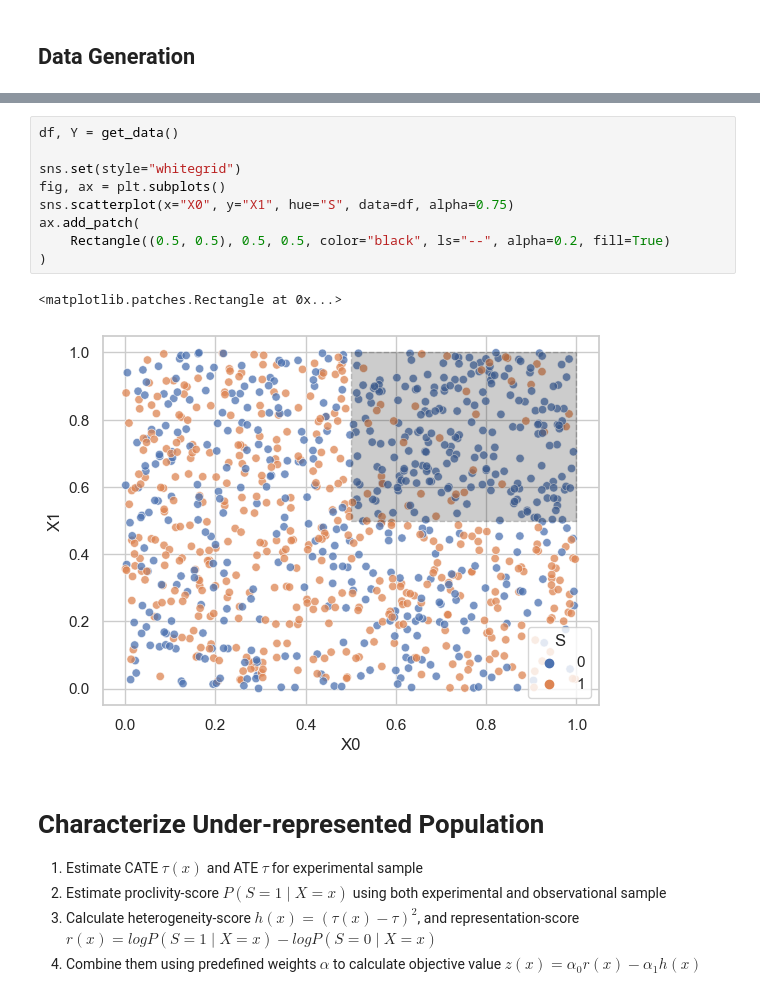
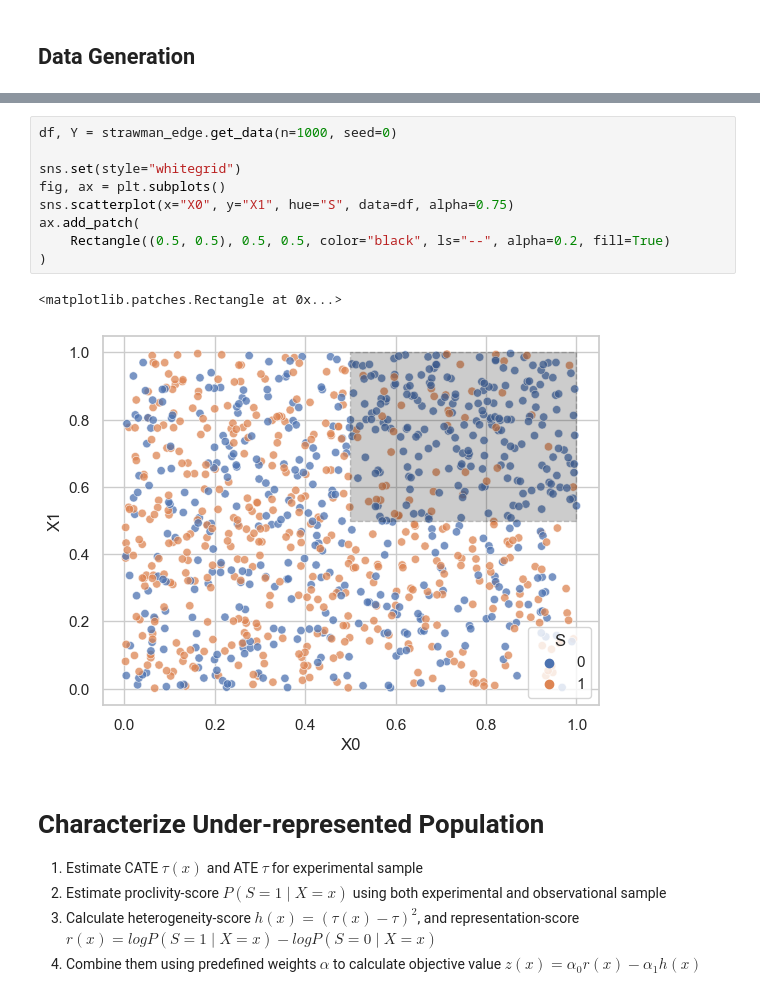
Before and after one commit to harsh-parikh/fuse, a Jupyter notebook: characterize_match.ipynb, the cells around one changed output, grey strips where cells are left out. Drawn from its saved outputs; the diff is of its cells as text.

```diff
--- a/characterize_match.ipynb
+++ b/characterize_match.ipynb
@@ -56,15 +24,15 @@ def get_data(n=1000, seed=10240):
 # %%
-df, Y = get_data()
+df, Y = strawman_edge.get_data(n=1000, seed=0)
 
 sns.set(style="whitegrid")
 fig, ax = plt.subplots()
 sns.scatterplot(x="X0", y="X1", hue="S", data=df, alpha=0.75)
 ax.add_patch(
     Rectangle((0.5, 0.5), 0.5, 0.5, color="black", ls="--", alpha=0.2, fill=True)
 )
 # %% [output]
 <matplotlib.patches.Rectangle at 0x...>
-[figure, old version]
+[figure, new version]
 # %% [markdown]
 # Characterize Under-represented Population
 1. Estimate CATE $\tau(x)$ and ATE $\tau$ for experimental sample
```
Also changed, not shown: parts of 14 cells of this notebook, 3 other files.
